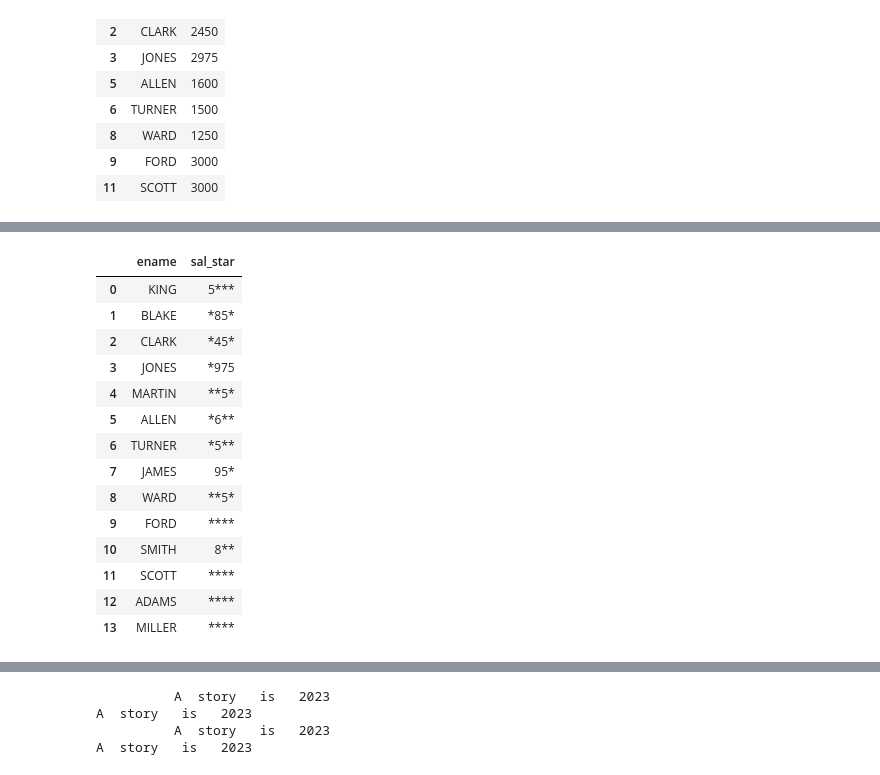
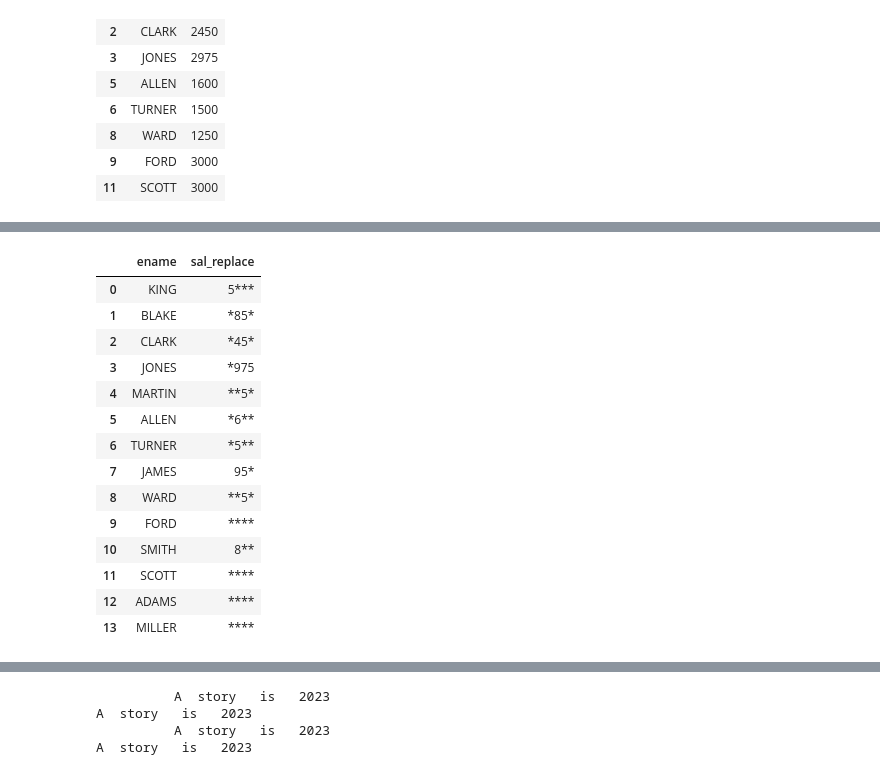
Before and after one commit to wjddnwp29/bigdata-analyst-practical, a Jupyter notebook: 과목1/판다스100제/판다스_100제_문제_최종_v2.ipynb, the cells around one changed output, grey strips where cells are left out. Saved outputs shown, nothing was run; the diff lists cells and outputs as text; code cells hidden in the pictures.

```diff
--- a/과목1/판다스100제/판다스_100제_문제_최종_v2.ipynb
+++ b/과목1/판다스100제/판다스_100제_문제_최종_v2.ipynb
@@ -1282,19 +1457,21 @@ emp = pd.read_csv("/content/drive/MyDrive/data500/emp.csv")
 # %%
 #문제46.  위의 경우는 * 이  0 이라는 것을 알면 보안이 뚫리므로
 #         이번에는 월급을 출력할 때 숫자 0~ 3까지의 숫자를 * 로 출력하시오
 
 # regular   expression (정규 표현식)  함수중에 regexp_replace 라는 함수가
 #  있는데  replace 함수의 더 확장된 함수 입니다.
 
 # 답:
 emp = pd.read_csv("판다스100제 실습파일/emp.csv")
+emp['sal'] = emp['sal'].astype(str)
+emp["sal_replace"] = emp.sal.str.replace('0','*')
+emp["sal_replace"] = emp.sal_replace.str.replace('1','*')
+emp["sal_replace"] = emp.sal_replace.str.replace('2','*')
+emp["sal_replace"] = emp.sal_replace.str.replace('3','*')
 
-import  re # 데이터 전처리 전문 모듈
-
-
-# 파이썬 :   re.sub( '[0-3]', '*',  sal )
+emp[["ename","sal_replace"]]
 # %% [output]
-|  | ename | sal_star |
+|  | ename | sal_replace |
 | 0 | KING | 5*** |
 | 1 | BLAKE | *85* |
 | 2 | CLARK | *45* |
```
Also changed, not shown: parts of 68 cells of this notebook, 1 other file.
